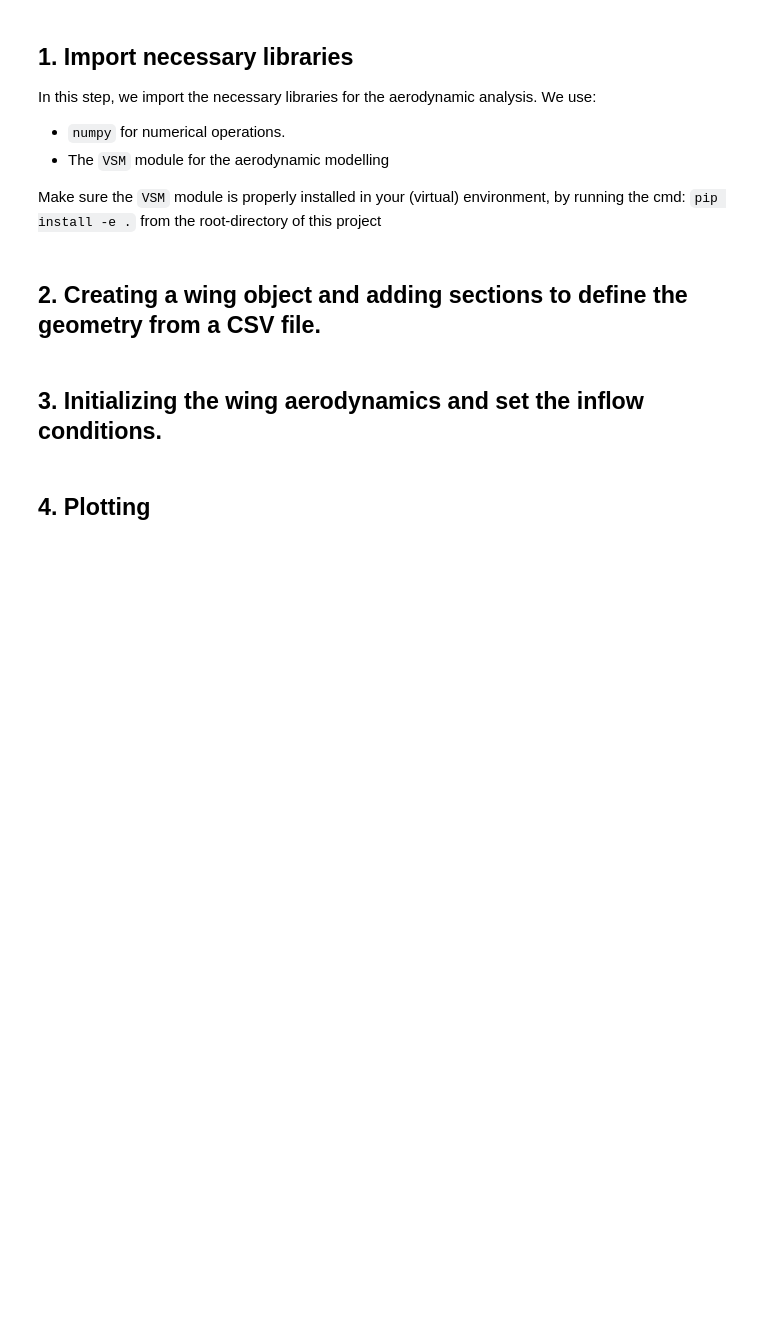
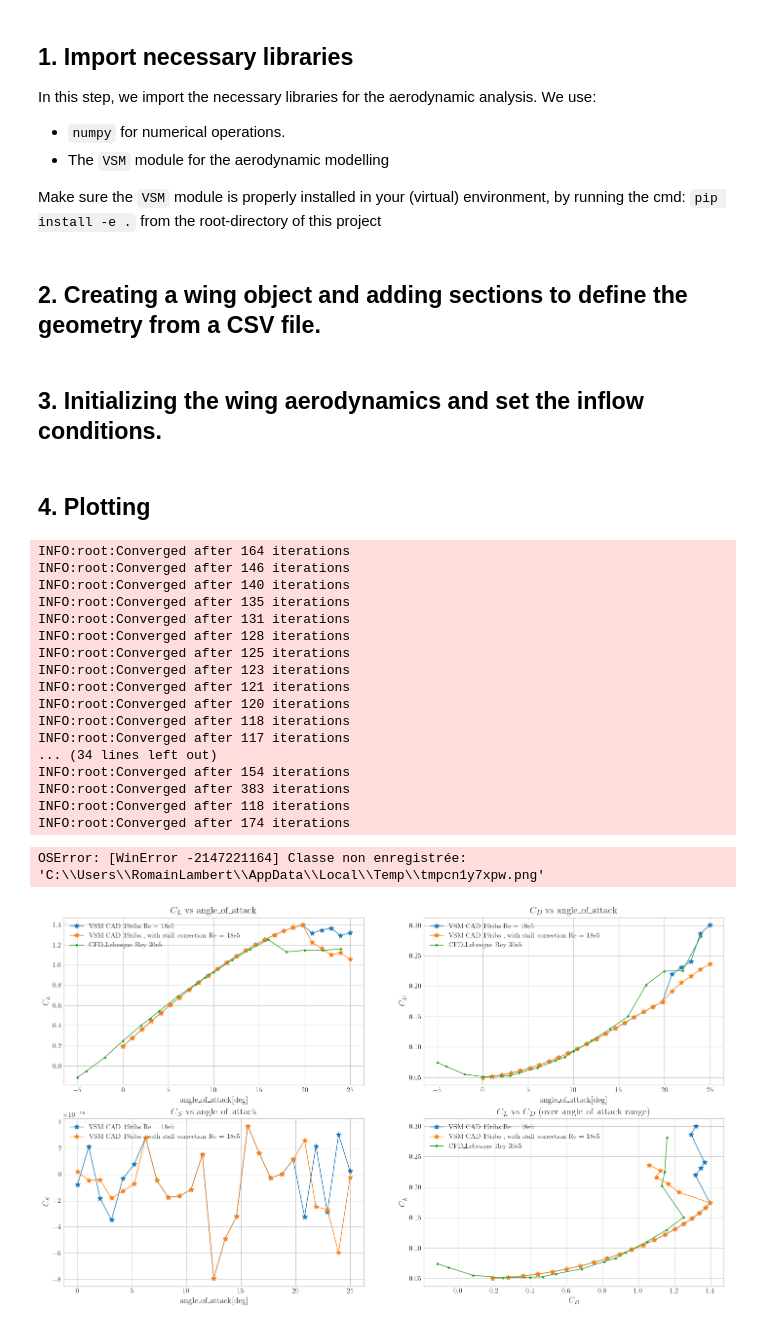
Before and after one commit to RomLmbrt/BEYOND_THE_SEA, a Jupyter notebook: VSM/tutorial_testing_stall_model.ipynb, the cells around one changed output. Drawn from its saved outputs; the diff is of its cells as text; code cells hidden in the pictures; blank space fills up the shorter version.

```diff
--- a/VSM/tutorial_testing_stall_model.ipynb
+++ b/VSM/tutorial_testing_stall_model.ipynb
@@ -102,34 +102,34 @@ wing_aero_CAD_19ribs.va = (vel_app, yaw_rate)
 # %% [markdown]
 ## 4. Plotting
 # %%
-## Plotting
-plot_geometry(
-    wing_aero_CAD_19ribs,
-    title=" ",
-    data_type=".svg",
-    save_path=" ",
-    is_save=False,
-    is_show=True,
-    view_elevation=15,
-    view_azimuth=-120,
-)
+# ## Plotting
+# plot_geometry(
+#     wing_aero_CAD_19ribs,
+#     title=" ",
+#     data_type=".svg",
+#     save_path=" ",
+#     is_save=False,
+#     is_show=True,
+#     view_elevation=15,
+#     view_azimuth=-120,
+# )
 
-### plotting distributions
-results = VSM.solve(wing_aero_CAD_19ribs)
-results_with_stall_correction = VSM_with_stall_correction.solve(wing_aero_CAD_19ribs)
-CAD_y_coordinates = [
-    panels.aerodynamic_center[1] for panels in wing_aero_CAD_19ribs.panels
-]
-plot_distribution(
-    y_coordinates_list=[CAD_y_coordinates, CAD_y_coordinates],
-    results_list=[results, results_with_stall_correction],
-    label_list=["VSM", "VSM with stall correction"],
-    title=f"CAD_spanwise_distributions_alpha_{aoa:.1f}_beta_{side_slip:.1f}_yaw_{yaw_rate:.1f}_Umag_{Umag:.1f}",
-    data_type=".pdf",
-    save_path=Path(save_folder) / "spanwise_distributions",
-    is_save=False,
-    is_show=True,
-)
+# ### plotting distributions
+# results = VSM.solve(wing_aero_CAD_19ribs)
+# results_with_stall_correction = VSM_with_stall_correction.solve(wing_aero_CAD_19ribs)
+# CAD_y_coordinates = [
+#     panels.aerodynamic_center[1] for panels in wing_aero_CAD_19ribs.panels
+# ]
+# plot_distribution(
+#     y_coordinates_list=[CAD_y_coordinates, CAD_y_coordinates],
+#     results_list=[results, results_with_stall_correction],
+#     label_list=["VSM", "VSM with stall correction"],
+#     title=f"CAD_spanwise_distributions_alpha_{aoa:.1f}_beta_{side_slip:.1f}_yaw_{yaw_rate:.1f}_Umag_{Umag:.1f}",
+#     data_type=".pdf",
+#     save_path=Path(save_folder) / "spanwise_distributions",
+#     is_save=False,
+#     is_show=True,
+# )
 
 ### plotting polar
 save_path = Path(root_dir) / "results" / "TUD_V3_LEI_KITE"
@@ -138,30 +138,50 @@ path_cfd_lebesque = (
     / "data"
     / "TUDELFT_V3_LEI_KITE"
     / "literature_results"
     / "V3_CL_CD_RANS_Lebesque_2024_Rey_300e4.csv"
 )
 
 plot_polars(
     solver_list=[VSM, VSM_with_stall_correction],
     wing_aero_list=[
         wing_aero_CAD_19ribs,
         wing_aero_CAD_19ribs,
     ],
     label_list=[
         "VSM CAD 19ribs",
         "VSM CAD 19ribs , with stall correction",
         "CFD_Lebesque Rey 30e5",
     ],
     literature_path_list=[path_cfd_lebesque],
     angle_range=np.linspace(0, 25, 25),
     angle_type="angle_of_attack",
     angle_of_attack=0,
     side_slip=0,
     yaw_rate=0,
     Umag=10,
     title=f"tutorial_testing_stall_model_n_panels_{int(n_panels):.0f}_distribution_{spanwise_panel_distribution}",
     data_type=".pdf",
     save_path=Path(save_folder) / "polars",
     is_save=True,
     is_show=True,
 )
+# %% [output]
+INFO:root:Converged after 164 iterations
+INFO:root:Converged after 146 iterations
+INFO:root:Converged after 140 iterations
+INFO:root:Converged after 135 iterations
+INFO:root:Converged after 131 iterations
+INFO:root:Converged after 128 iterations
+INFO:root:Converged after 125 iterations
+INFO:root:Converged after 123 iterations
+INFO:root:Converged after 121 iterations
+INFO:root:Converged after 120 iterations
+INFO:root:Converged after 118 iterations
+INFO:root:Converged after 117 iterations
+... (34 lines left out)
+INFO:root:Converged after 154 iterations
+INFO:root:Converged after 383 iterations
+INFO:root:Converged after 118 iterations
+INFO:root:Converged after 174 iterations
+OSError: [WinError -2147221164] Classe non enregistrée: 'C:\\Users\\RomainLambert\\AppData\\Local\\Temp\\tmpcn1y7xpw.png'
+[figure, added]
```
Also changed, not shown: 3 other files.
